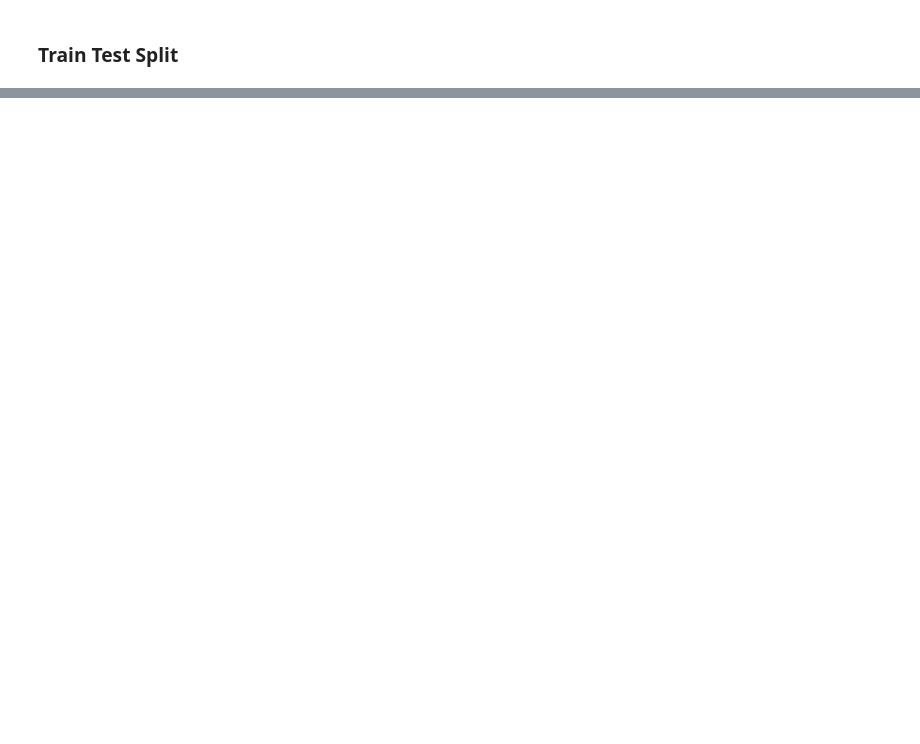
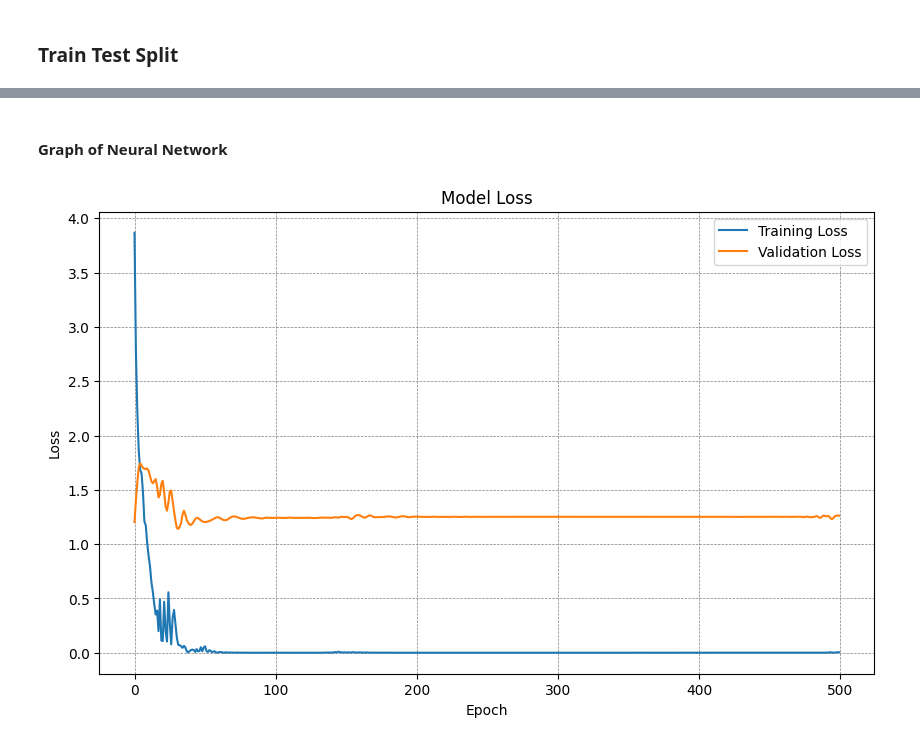
Before and after one commit to CMA-Projects/Machine-Learning-Lithium-Carbonate-in-Blood, a Jupyter notebook: Analysis/20_Sample_Data_Analysis.ipynb, the cells around one changed output, grey strips where cells are left out. Cells and saved outputs as stored; diff of their text form; code cells hidden in the pictures; blank space fills up the shorter version.

```diff
--- a/Analysis/20_Sample_Data_Analysis.ipynb
+++ b/Analysis/20_Sample_Data_Analysis.ipynb
@@ -121,0 +115,20 @@ MSE: 0.10888416566631416
+# %%
+from tensorflow.keras.models import Sequential
+from tensorflow.keras.layers import Dense
+from tensorflow.keras.optimizers import Adam
+
+# Build the Sequential Model
+model = Sequential()
+model.add(Dense(64, input_dim = X_train.shape[1], activation = 'relu'))
+model.add(Dense(32, activation = 'relu'))
+model.add(Dense(1, activation = 'linear'))
+
+# Compile the Model
+model.compile(optimizer = Adam(learning_rate = 0.01), loss = 'mean_squared_error', metrics = ['mean_squared_error'])
+
+# Evasluate the model
+history = model.fit(X_train, y_train, epochs = 500, batch_size = 8, validation_split = 0.2)
+
+# Predict the values and Accuracy
+loss, mse = model.evaluate(X_test, y_test)
+print(f'Test Mean Squared Error: {mse}')
@@ -121,0 +154,16 @@ MSE: 0.10888416566631416
+# %% [markdown]
+#### Graph of Neural Network
+# %%
+# Plot training & validation loss values
+plt.figure(figsize=(10, 6))
+plt.plot(history.history['loss'], label='Training Loss')
+if 'val_loss' in history.history:
+    plt.plot(history.history['val_loss'], label='Validation Loss')
+plt.title('Model Loss')
+plt.ylabel('Loss')
+plt.xlabel('Epoch')
+plt.legend(loc='upper right')
+plt.grid(True, linestyle='--', linewidth=0.5, color='gray')
+plt.show()
+# %% [output]
+[figure, added]
```
Also changed, not shown: parts of 11 cells of this notebook, 1 other file.
